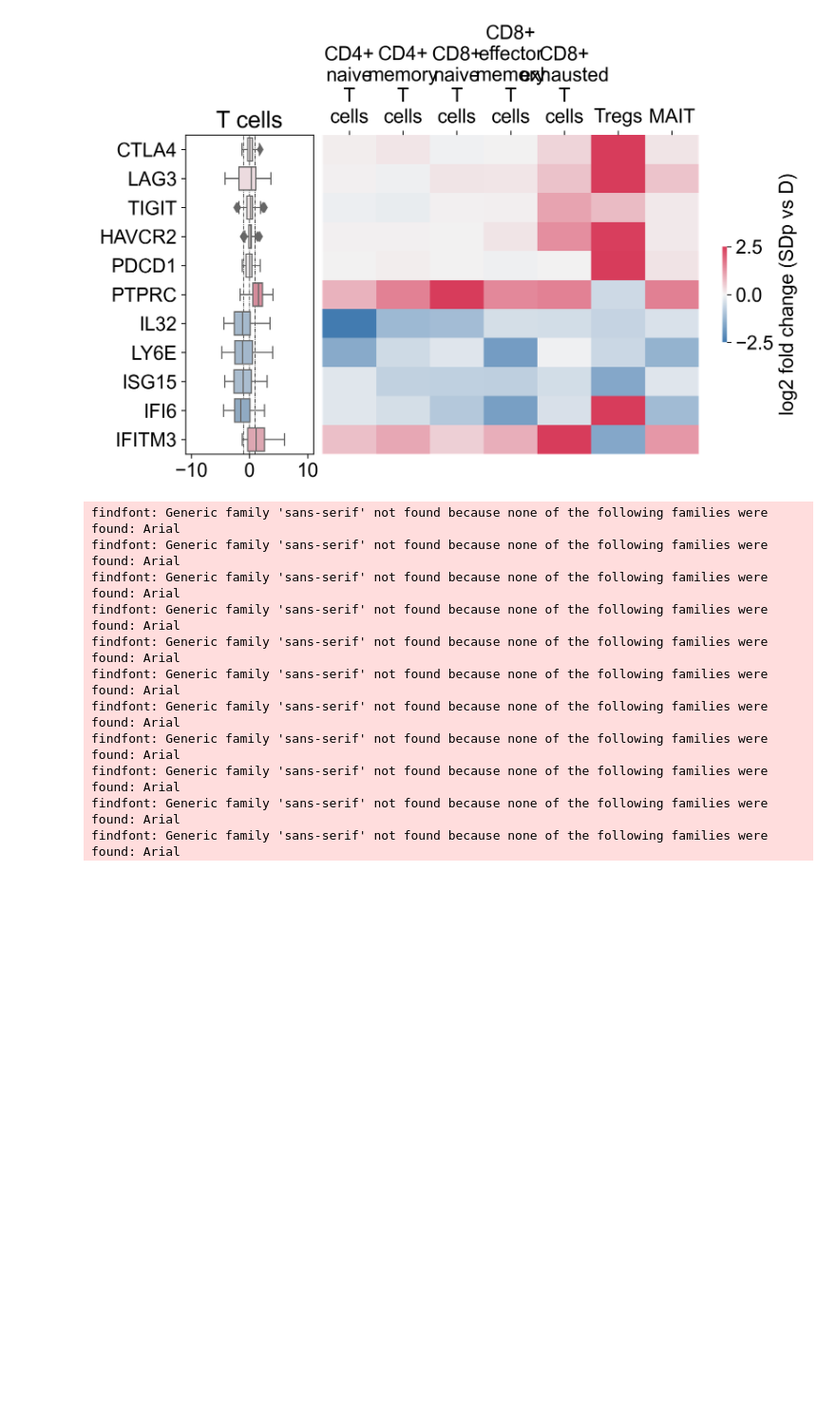
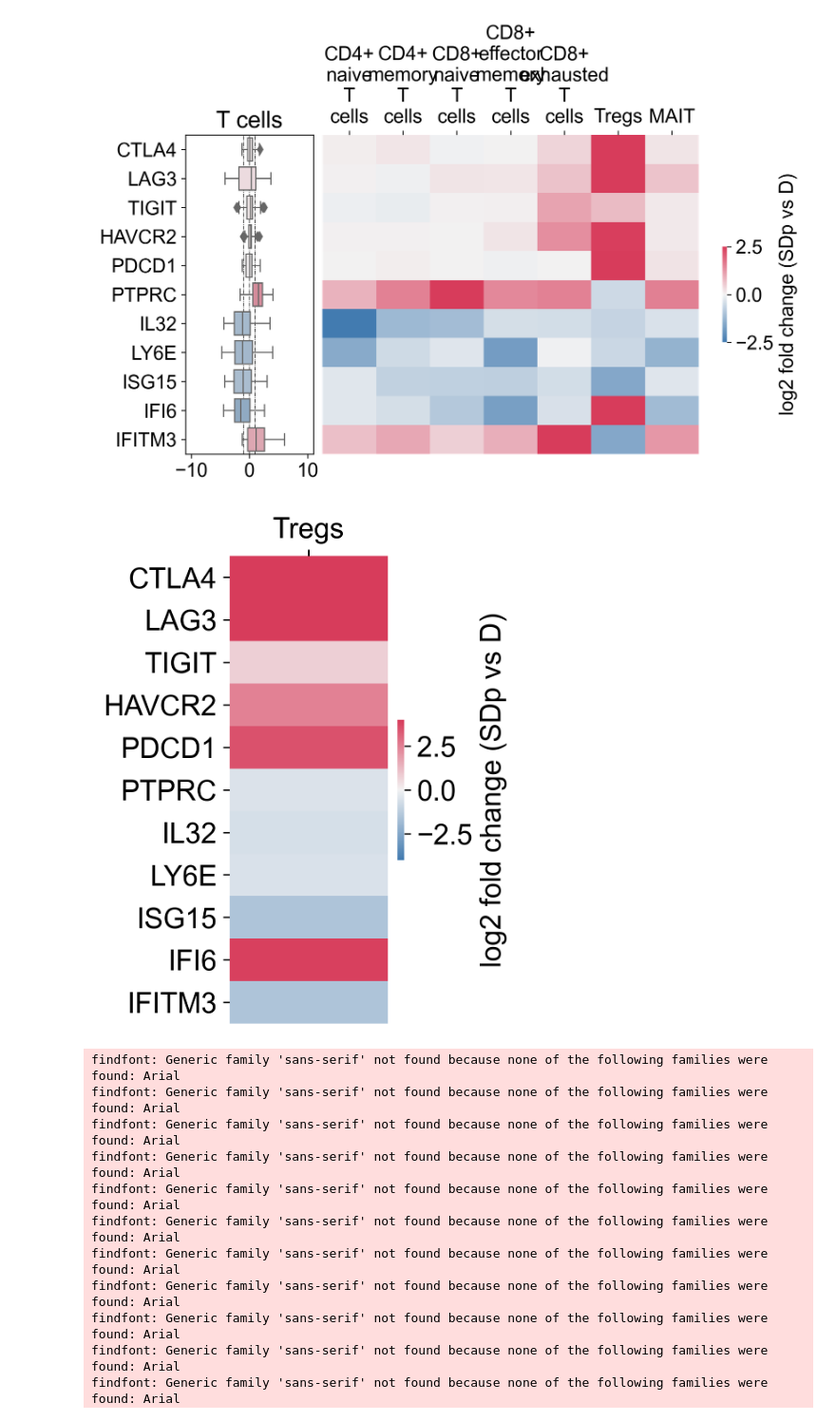
Before and after one commit to echosun77/dengue, a Jupyter notebook: dengue_children/paper_figures/final/YK_Figure_4_box_heatmap.ipynb, the cells around one changed output. Shown at 95% size. Cells and saved outputs as stored; diff of their text form; code cells hidden in the pictures; blank space fills up the shorter version.

```diff
--- a/dengue_children/paper_figures/final/YK_Figure_4_box_heatmap.ipynb
+++ b/dengue_children/paper_figures/final/YK_Figure_4_box_heatmap.ipynb
@@ -580,6 +563,45 @@ com_box_heatmap(ct_log2FC, pair, 'T cells', csts, exh_T_genes, path='exhau_T2.pd
 {'figure': <Figure size 2700x1455 with 3 Axes>,
  'ax': [<AxesSubplot: title={'center': 'T cells'}>, <AxesSubplot: >]}
 [figure]
+# %%
+# def com_box_heatmap(FCs_data, pair, cell_type, cell_subtypes, genes, path=False):
+cell_subtypes = ['Tregs']
+genes = ['CTLA4', 'LAG3', 'TIGIT', 'HAVCR2', 'PDCD1',
+           'PTPRC', 'IL32',# T cell activation
+           'LY6E', 'ISG15','IFI6','IFITM3',  # ISGs
+          ] #'FOXP3'
+
+rcParams['font.size']=16
+rcParams['pdf.fonttype'] = 42
+rcParams['font.sans-serif'] = "Arial"
+rcParams['figure.dpi'] = 300
+
+fig, ax = plt.subplots(figsize=(1 + len(cell_subtypes), len(genes)*0.35 + 1))
+
+cmap = sns.diverging_palette(245, 5, as_cmap=True)
+
+df = pair.reset_index().set_index('gene').loc[genes][['cell_subtype', 'med_pair']]
+df_new = pd.DataFrame(np.zeros([len(df.index.unique()), len(cell_subtypes)]),
+                      columns=cell_subtypes,
+                      index=genes)
+for idx in df_new.index:
+    for col in df_new.columns:
+        df_new.at[idx, col] = df.loc[idx][df.loc[idx]['cell_subtype'] == col]['med_pair'][0]
+df_new = pd.DataFrame(np.clip(df_new.values, -4, 4), columns=df_new.columns, index=df_new.index)
+ax = sns.heatmap(df_new, cmap=cmap, center=0, vmin=-4, vmax=4,
+                 cbar_kws={'label': 'log2 fold change (SDp vs D)', 'shrink': .3})
+xlabels = [label.get_text().replace(' ', '\n') for label in ax.get_xticklabels()]
+ax.set_xticklabels(xlabels)
+ax.xaxis.tick_top() # x axis on top
+ax.xaxis.set_label_position('top')
+
+fig.savefig(save_figures + 'log2fc_ave_exp_Tregs.pdf', bbox_inches='tight')
+    # save
+#     if path is not False:
+#         fig.savefig(save_figures + path, bbox_inches='tight')
+#     return {'figure': fig, 'ax': axs}
+# %% [output]
+[figure, added]
 # %%
 PB_genes = ['IGHA1', 'IGHA2', 'IGHG1', 'IGHG2', 'IGHG3', 'IGHG4',
             'COPG1', 'SEC14L1', 'SEC23B', 'SEC31A', 'SEC62', 'EEF2', 'EIF4G1', 'EIF4G2', 'ELL2',
```
Also changed, not shown: parts of 1 cell of this notebook.
